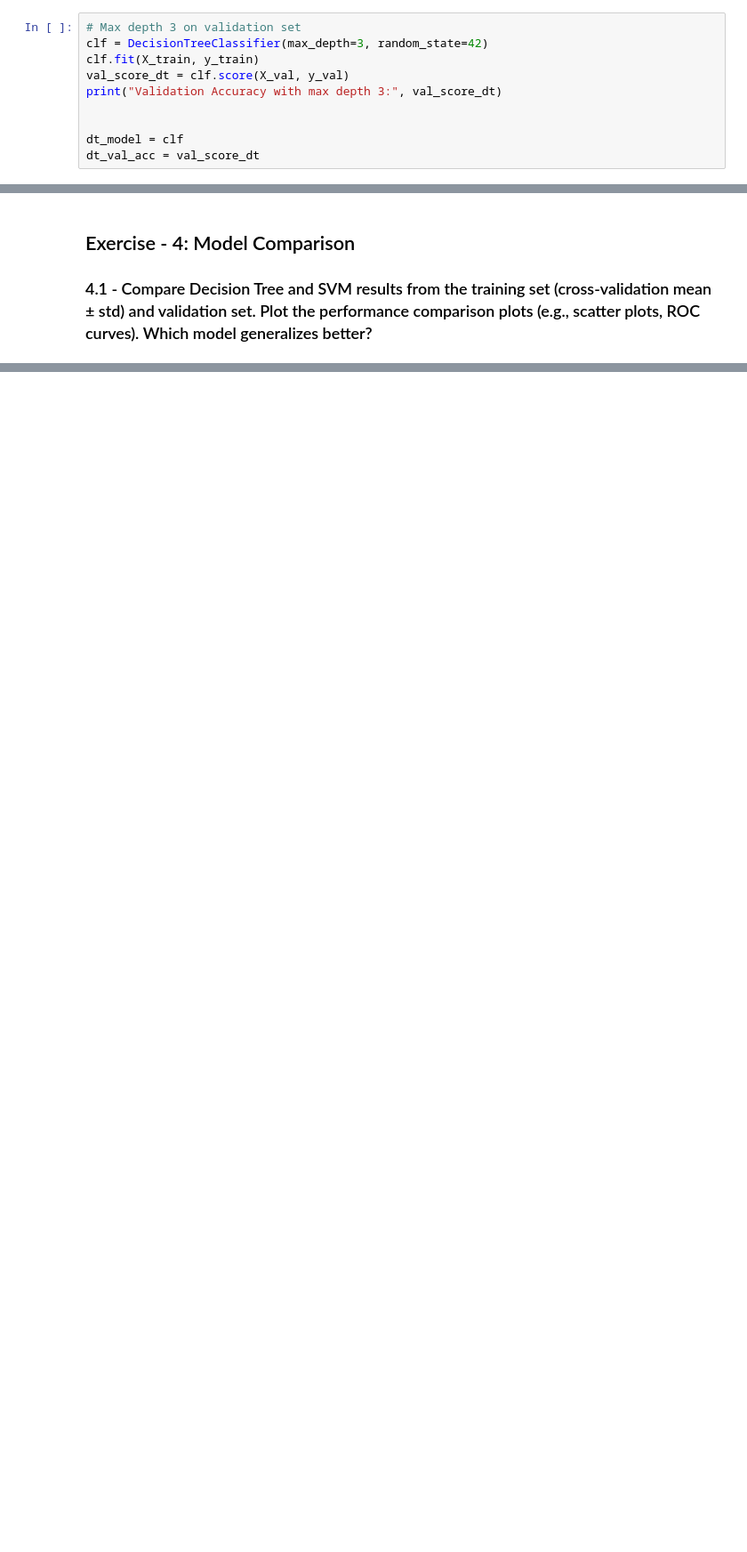
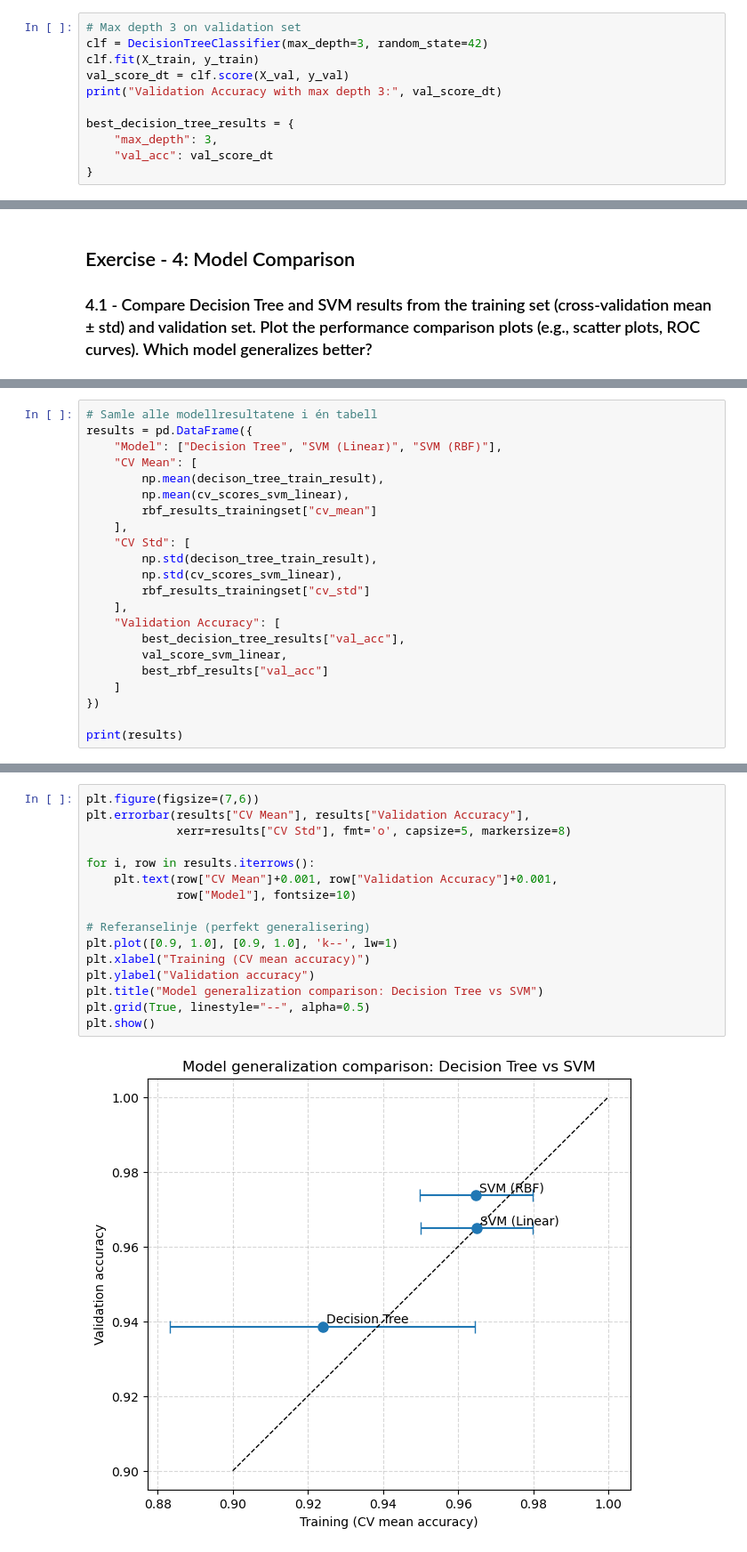
Before and after one commit to lcmolteberg/MachineOblig2, a Jupyter notebook: main.ipynb, the cells around one changed output, grey strips where cells are left out. Shown: that part at 89% size. Saved outputs shown, nothing was run; the diff lists cells and outputs as text; blank space fills up the shorter version.

```diff
--- a/main.ipynb
+++ b/main.ipynb
@@ -201,9 +203,10 @@ clf.fit(X_train, y_train)
 val_score_dt = clf.score(X_val, y_val)
 print("Validation Accuracy with max depth 3:", val_score_dt)
 
-
-dt_model = clf
-dt_val_acc = val_score_dt
+best_decision_tree_results = {
+    "max_depth": 3,
+    "val_acc": val_score_dt
+}
 # %% [output]
 Validation Accuracy with max depth 3: 0.9385964912280702
 # %% [markdown]
@@ -423,0 +459,22 @@ val_score_svm_linear
+# %%
+# Samle alle modellresultatene i én tabell
+results = pd.DataFrame({
+    "Model": ["Decision Tree", "SVM (Linear)", "SVM (RBF)"],
+    "CV Mean": [
+        np.mean(decison_tree_train_result),
+        np.mean(cv_scores_svm_linear),
+        rbf_results_trainingset["cv_mean"]
+    ],
+    "CV Std": [
+        np.std(decison_tree_train_result),
+        np.std(cv_scores_svm_linear),
+        rbf_results_trainingset["cv_std"]
+    ],
+    "Validation Accuracy": [
+        best_decision_tree_results["val_acc"],
+        val_score_svm_linear,
+        best_rbf_results["val_acc"]
+    ]
+})
+
+print(results)
@@ -423,0 +486,18 @@ val_score_svm_linear
+# %%
+plt.figure(figsize=(7,6))
+plt.errorbar(results["CV Mean"], results["Validation Accuracy"],
+             xerr=results["CV Std"], fmt='o', capsize=5, markersize=8)
+
+for i, row in results.iterrows():
+    plt.text(row["CV Mean"]+0.001, row["Validation Accuracy"]+0.001,
+             row["Model"], fontsize=10)
+
+# Referanselinje (perfekt generalisering)
+plt.plot([0.9, 1.0], [0.9, 1.0], 'k--', lw=1)
+plt.xlabel("Training (CV mean accuracy)")
+plt.ylabel("Validation accuracy")
+plt.title("Model generalization comparison: Decision Tree vs SVM")
+plt.grid(True, linestyle="--", alpha=0.5)
+plt.show()
+# %% [output]
+[figure, added]
```
Also changed, not shown: parts of 6 cells of this notebook.
